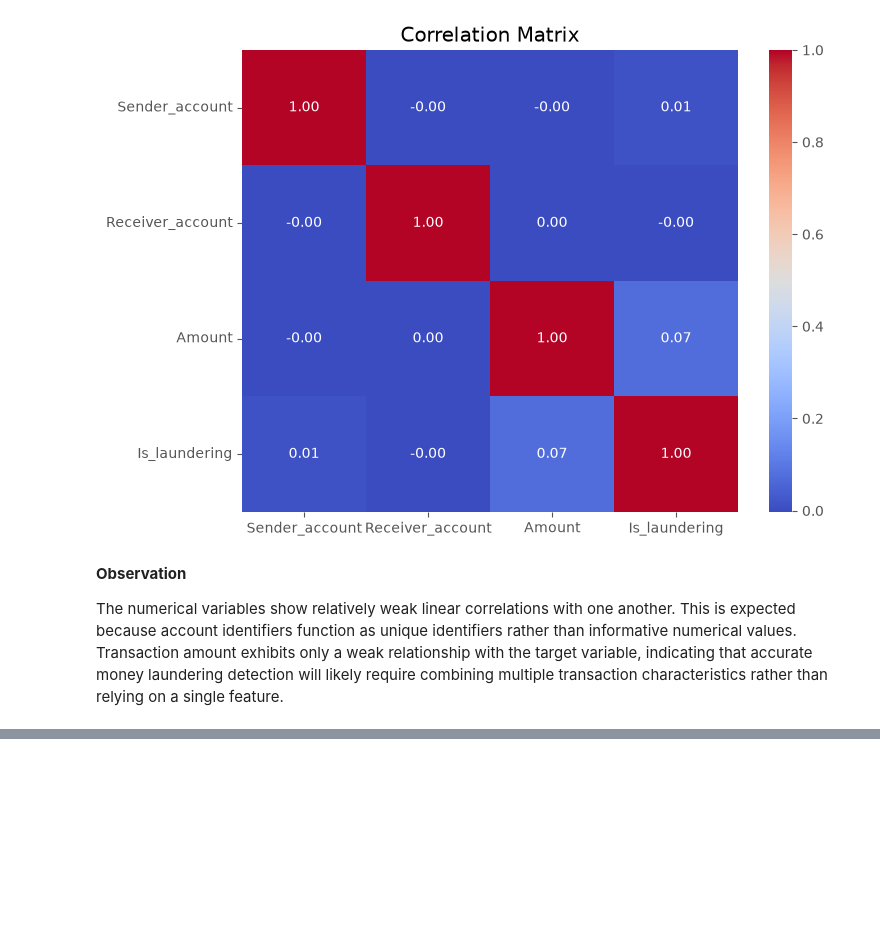
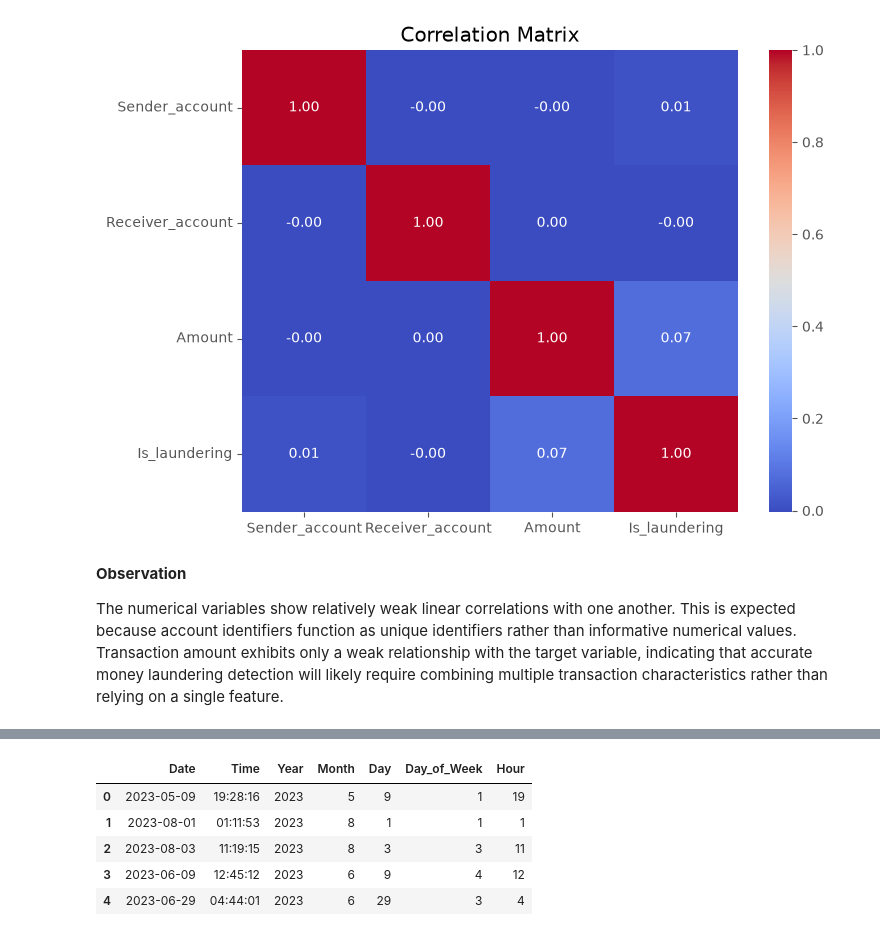
Before and after one commit to slavenageorgieva7-ui/Machine-Learning, a Jupyter notebook: Project 3(1).ipynb, the cells around one changed output, grey strips where cells are left out. Cells and saved outputs as stored; diff of their text form; code cells hidden in the pictures; blank space fills up the shorter version.

```diff
--- a/Project 3(1).ipynb
+++ b/Project 3(1).ipynb
@@ -1152,0 +1253,31 @@ The numerical variables show relatively weak linear correlations with one anothe
+# %%
+df["Date"] = pd.to_datetime(df["Date"])
+# %%
+df["Year"] = df["Date"].dt.year
+df["Month"] = df["Date"].dt.month
+df["Day"] = df["Date"].dt.day
+df["Day_of_Week"] = df["Date"].dt.dayofweek
+# %%
+df["Hour"] = pd.to_datetime(
+    df["Time"],
+    format="%H:%M:%S"
+).dt.hour
+# %%
+df[
+    [
+        "Date",
+        "Time",
+        "Year",
+        "Month",
+        "Day",
+        "Day_of_Week",
+        "Hour"
+    ]
+].head()
+# %% [output]
+|  | Date | Time | Year | Month | Day | Day_of_Week | Hour |
+| 0 | 2023-05-09 | 19:28:16 | 2023 | 5 | 9 | 1 | 19 |
+| 1 | 2023-08-01 | 01:11:53 | 2023 | 8 | 1 | 1 | 1 |
+| 2 | 2023-08-03 | 11:19:15 | 2023 | 8 | 3 | 3 | 11 |
+| 3 | 2023-06-09 | 12:45:12 | 2023 | 6 | 9 | 4 | 12 |
+| 4 | 2023-06-29 | 04:44:01 | 2023 | 6 | 29 | 3 | 4 |
```
Also changed, not shown: parts of 39 cells of this notebook.
